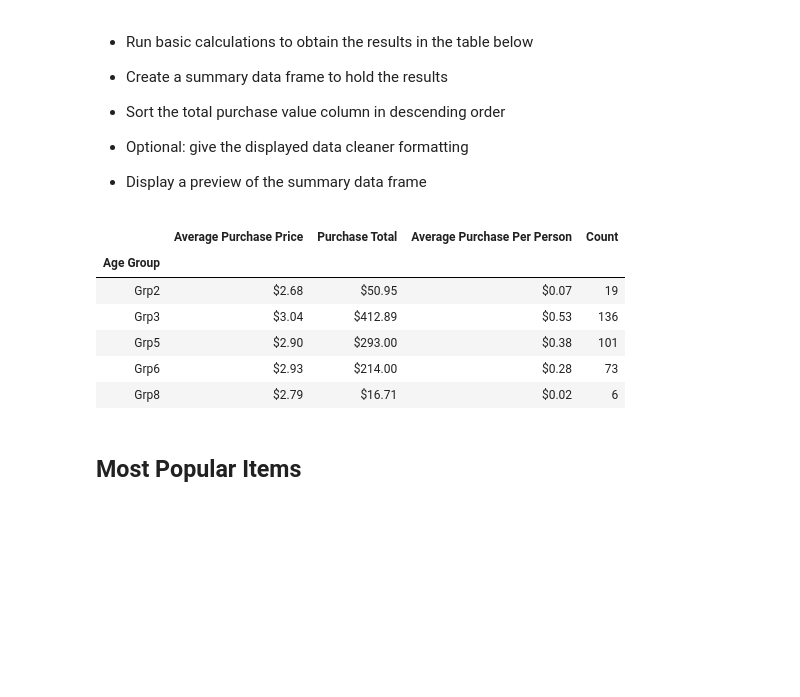
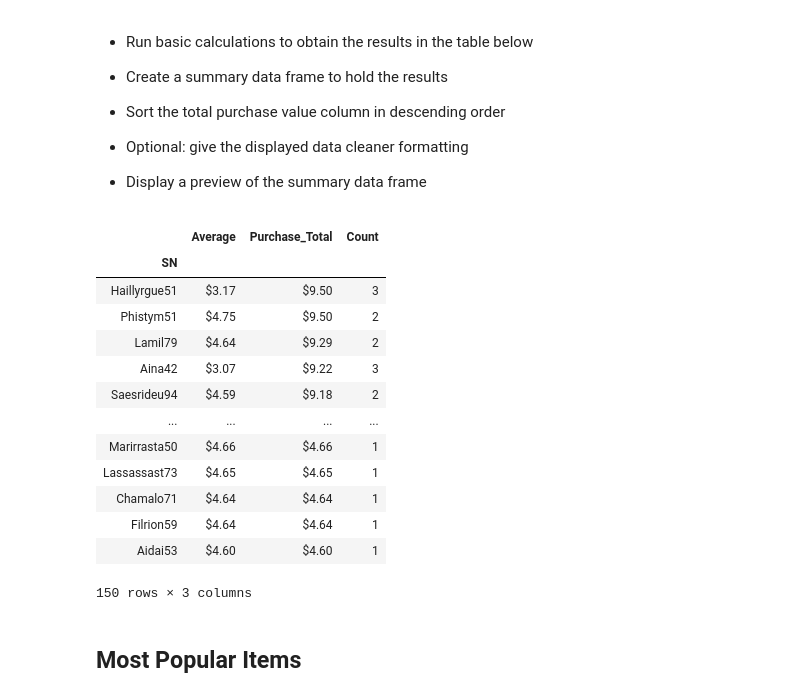
Before and after one commit to narayanan-nithya/HeroesOfPyMoli, a Jupyter notebook: PyMoli_Completed.ipynb, the cells around one changed output. Drawn from its saved outputs; the diff is of its cells as text; code cells hidden in the pictures; blank space fills up the shorter version.

```diff
--- a/PyMoli_Completed.ipynb
+++ b/PyMoli_Completed.ipynb
@@ -257,22 +265,35 @@ agegrouped_purchase_analysis.head()
 
 
 * Display a preview of the summary data frame
-# %%
-sorted_top_spenders = agegrouped_purchase_analysis.sort_values("Purchase Total",ascending=False)
-
-top_spenders =sorted_top_spenders.max()
-
-
-
-sorted_top_spenders.head()
-# %% [output]
-|  | Average Purchase Price | Purchase Total | Average Purchase Per Person | Count |
-| Age Group |  |  |  |  |
-| Grp2 | $2.68 | $50.95 | $0.07 | 19 |
-| Grp3 | $3.04 | $412.89 | $0.53 | 136 |
-| Grp5 | $2.90 | $293.00 | $0.38 | 101 |
-| Grp6 | $2.93 | $214.00 | $0.28 | 73 |
-| Grp8 | $2.79 | $16.71 | $0.02 | 6 |
+# %%
+top_spender_avg = purchase_data.groupby(["SN"]).mean()["Price"]
+top_spender_total = purchase_data.groupby(["SN"]).sum()["Price"]
+top_spender_count = purchase_data.groupby(["SN"]).count()["Price"]
+top_spender_analysis = pd.DataFrame({"Average":(top_spender_avg),
+                                    "Purchase_Total":(top_spender_total),
+                                    "Count":(top_spender_count)})
+
+top_spender_analysis["Purchase_Total"]= top_spender_analysis["Purchase_Total"].map("${:,.2f}".format)
+top_spender_analysis["Average"]= top_spender_analysis["Average"].map("${:,.2f}".format)
+top_spender_analysis.head(150)
+
+sorted_top_spender = top_spender_analysis.sort_values("Purchase_Total", ascending=False)
+sorted_top_spender.head(150)
+# %% [output]
+|  | Average | Purchase_Total | Count |
+| SN |  |  |  |
+| Haillyrgue51 | $3.17 | $9.50 | 3 |
+| Phistym51 | $4.75 | $9.50 | 2 |
+| Lamil79 | $4.64 | $9.29 | 2 |
+| Aina42 | $3.07 | $9.22 | 3 |
+| Saesrideu94 | $4.59 | $9.18 | 2 |
+| ... | ... | ... | ... |
+| Marirrasta50 | $4.66 | $4.66 | 1 |
+| Lassassast73 | $4.65 | $4.65 | 1 |
+| Chamalo71 | $4.64 | $4.64 | 1 |
+| Filrion59 | $4.64 | $4.64 | 1 |
+| Aidai53 | $4.60 | $4.60 | 1 |
+150 rows × 3 columns
 # %% [markdown]
 ## Most Popular Items
 # %% [markdown]
```
Also changed, not shown: parts of 3 cells of this notebook.
